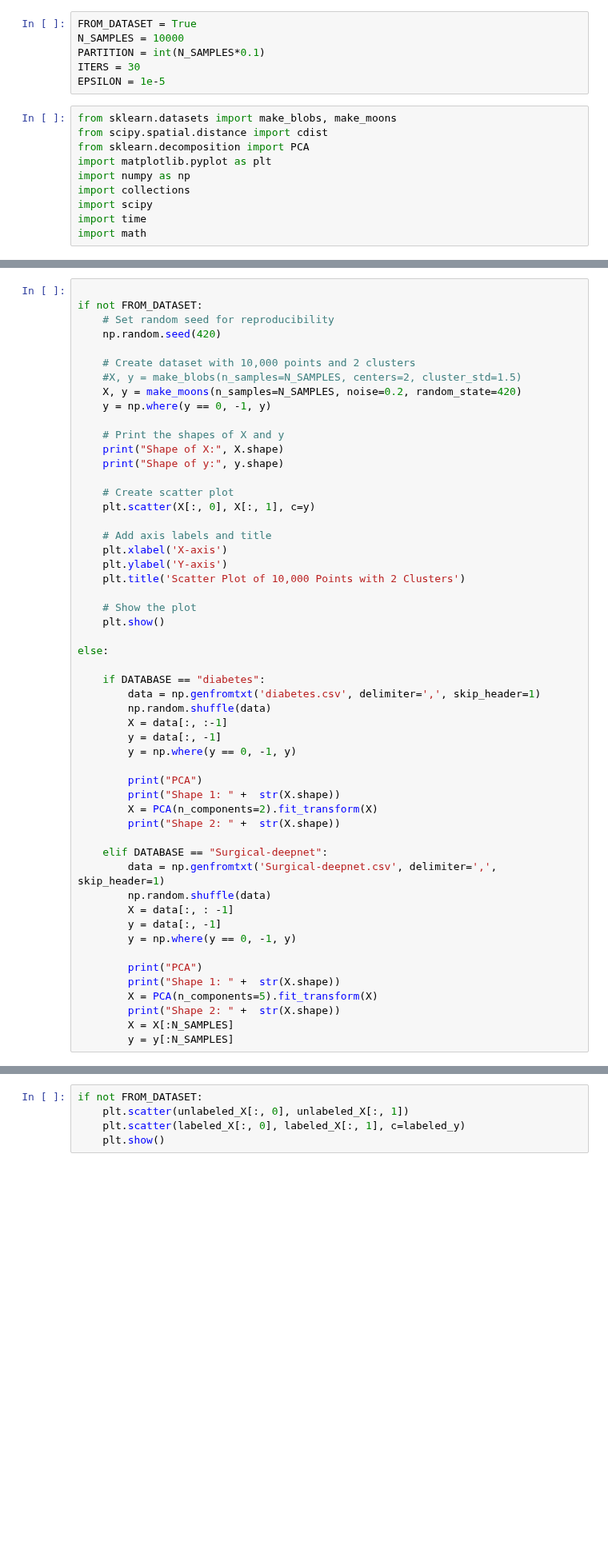
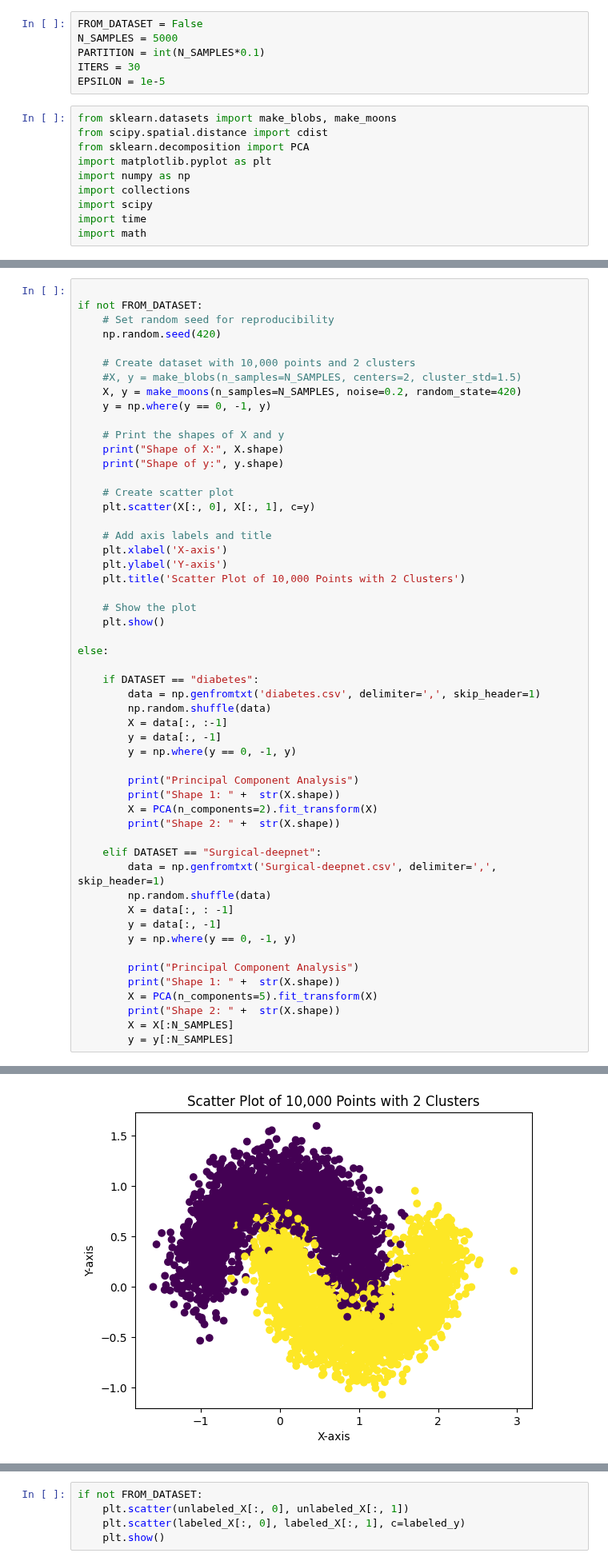
Before and after one commit to RobEngin/Optimization-Gradient-Descent, a Jupyter notebook: Homework1.ipynb, the cells around one changed output, grey strips where cells are left out. Shown at 80% size. Drawn from its saved outputs; the diff is of its cells as text; blank space fills up the shorter version.

```diff
--- a/Homework1.ipynb
+++ b/Homework1.ipynb
@@ -1,6 +1,6 @@
 # %%
-FROM_DATASET = True
-N_SAMPLES = 10000
+FROM_DATASET = False
+N_SAMPLES = 5000
 PARTITION = int(N_SAMPLES*0.1)
 ITERS = 30
 EPSILON = 1e-5
@@ -45,26 +47,26 @@ if not FROM_DATASET:
 
 else:
 
-    if DATABASE == "diabetes":
+    if DATASET == "diabetes":
         data = np.genfromtxt('diabetes.csv', delimiter=',', skip_header=1)
         np.random.shuffle(data)
         X = data[:, :-1]
         y = data[:, -1]
         y = np.where(y == 0, -1, y)
 
-        print("PCA")
+        print("Principal Component Analysis")
         print("Shape 1: " +  str(X.shape))
         X = PCA(n_components=2).fit_transform(X)
         print("Shape 2: " +  str(X.shape))
 
-    elif DATABASE == "Surgical-deepnet":
+    elif DATASET == "Surgical-deepnet":
         data = np.genfromtxt('Surgical-deepnet.csv', delimiter=',', skip_header=1)
         np.random.shuffle(data)
         X = data[:, : -1]
         y = data[:, -1]
         y = np.where(y == 0, -1, y)
 
-        print("PCA")
+        print("Principal Component Analysis")
         print("Shape 1: " +  str(X.shape))
         X = PCA(n_components=5).fit_transform(X)
         print("Shape 2: " +  str(X.shape))
@@ -77,3 +78,4 @@ Shape 2: (14635, 5)
+[figure, added]
 # %%
 print("Dataset Lenght")
 print("Tot: " + str(len(X)) + ", lab: " + str(PARTITION) + ", unlab: " + str(len(X)-PARTITION))
```
Also changed, not shown: parts of 23 cells of this notebook.
